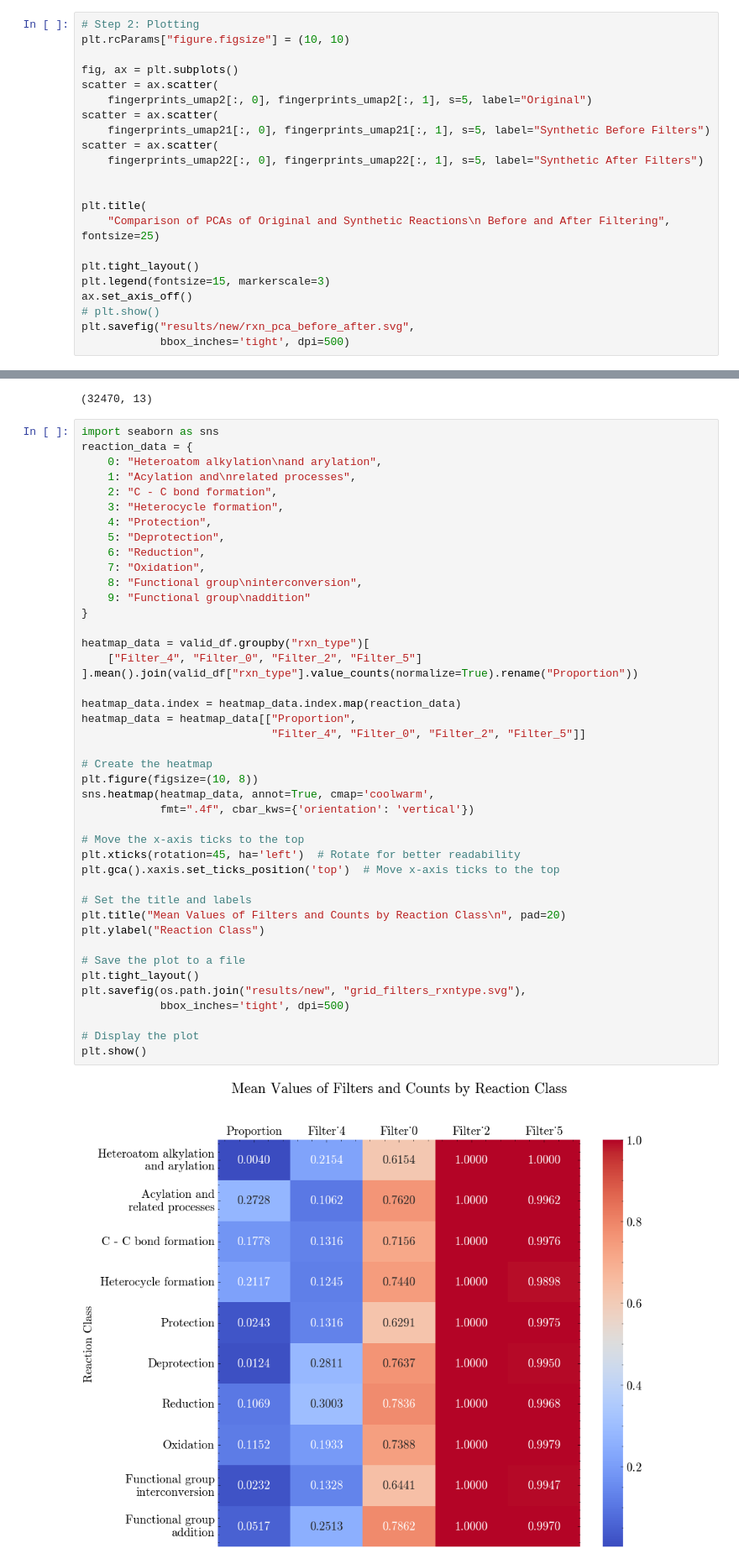
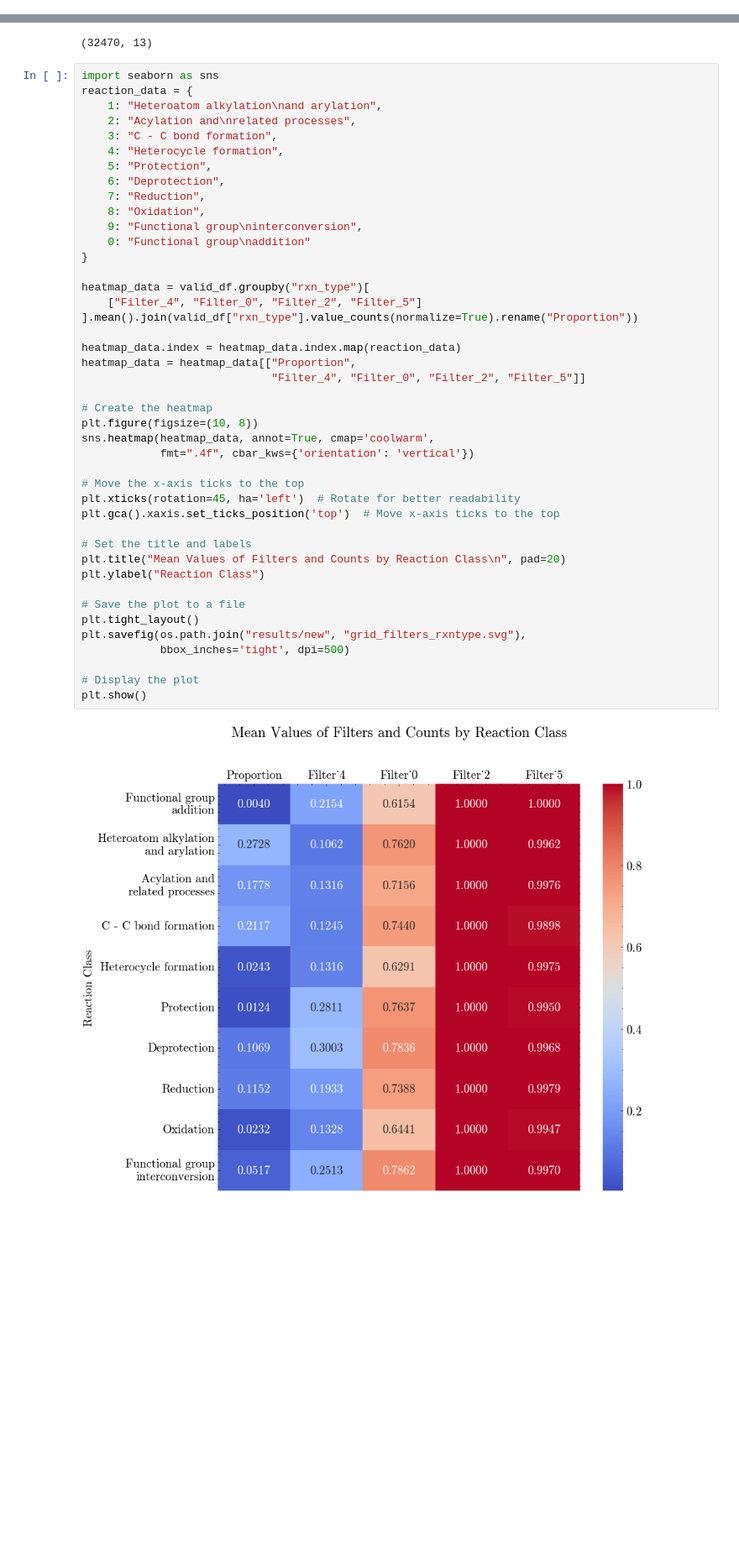
Before and after one commit to anisdismail/ChemRxnSAGE, a Jupyter notebook: data_visualization.ipynb, the cells around one changed output, grey strips where cells are left out. Shown at 84% size. Saved outputs shown, nothing was run; the diff lists cells and outputs as text; blank space fills up the shorter version.

```diff
--- a/data_visualization.ipynb
+++ b/data_visualization.ipynb
@@ -393,22 +387,0 @@ fingerprints_umap2, fingerprints_umap21, fingerprints_umap22 = pca_umap_reductio
-# %%
-# Step 2: Plotting
-plt.rcParams["figure.figsize"] = (10, 10)
-
-fig, ax = plt.subplots()
-scatter = ax.scatter(
-    fingerprints_umap2[:, 0], fingerprints_umap2[:, 1], s=5, label="Original")
-scatter = ax.scatter(
-    fingerprints_umap21[:, 0], fingerprints_umap21[:, 1], s=5, label="Synthetic Before Filters")
-scatter = ax.scatter(
-    fingerprints_umap22[:, 0], fingerprints_umap22[:, 1], s=5, label="Synthetic After Filters")
-
-
-plt.title(
-    "Comparison of PCAs of Original and Synthetic Reactions\n Before and After Filtering", fontsize=25)
-
-plt.tight_layout()
-plt.legend(fontsize=15, markerscale=3)
-ax.set_axis_off()
-# plt.show()
-plt.savefig("results/new/rxn_pca_before_after.svg",
-            bbox_inches='tight', dpi=500)
@@ -490,45 +461,45 @@ valid_df.shape
 # %%
 import seaborn as sns
 reaction_data = {
-    0: "Heteroatom alkylation\nand arylation",
-    1: "Acylation and\nrelated processes",
-    2: "C - C bond formation",
-    3: "Heterocycle formation",
-    4: "Protection",
-    5: "Deprotection",
-    6: "Reduction",
-    7: "Oxidation",
-    8: "Functional group\ninterconversion",
-    9: "Functional group\naddition"
+    1: "Heteroatom alkylation\nand arylation",
+    2: "Acylation and\nrelated processes",
+    3: "C - C bond formation",
+    4: "Heterocycle formation",
+    5: "Protection",
+    6: "Deprotection",
+    7: "Reduction",
+    8: "Oxidation",
+    9: "Functional group\ninterconversion",
+    0: "Functional group\naddition"
 }
 
 heatmap_data = valid_df.groupby("rxn_type")[
     ["Filter_4", "Filter_0", "Filter_2", "Filter_5"]
 ].mean().join(valid_df["rxn_type"].value_counts(normalize=True).rename("Proportion"))
 
 heatmap_data.index = heatmap_data.index.map(reaction_data)
 heatmap_data = heatmap_data[["Proportion",
                              "Filter_4", "Filter_0", "Filter_2", "Filter_5"]]
 
 # Create the heatmap
 plt.figure(figsize=(10, 8))
 sns.heatmap(heatmap_data, annot=True, cmap='coolwarm',
             fmt=".4f", cbar_kws={'orientation': 'vertical'})
 
 # Move the x-axis ticks to the top
 plt.xticks(rotation=45, ha='left')  # Rotate for better readability
 plt.gca().xaxis.set_ticks_position('top')  # Move x-axis ticks to the top
 
 # Set the title and labels
 plt.title("Mean Values of Filters and Counts by Reaction Class\n", pad=20)
 plt.ylabel("Reaction Class")
 
 # Save the plot to a file
 plt.tight_layout()
 plt.savefig(os.path.join("results/new", "grid_filters_rxntype.svg"),
             bbox_inches='tight', dpi=500)
 
 # Display the plot
 plt.show()
 # %% [output]
-[figure, old version]
+[figure, new version]
```
Also changed, not shown: parts of 6 cells of this notebook.
